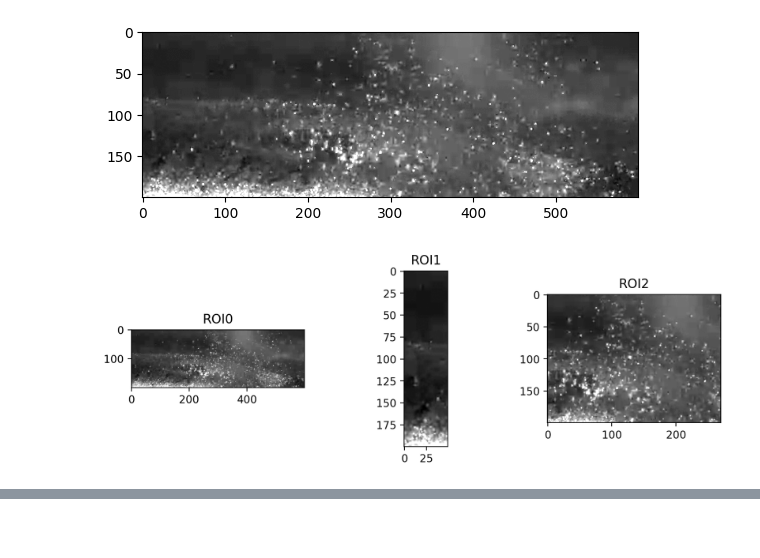
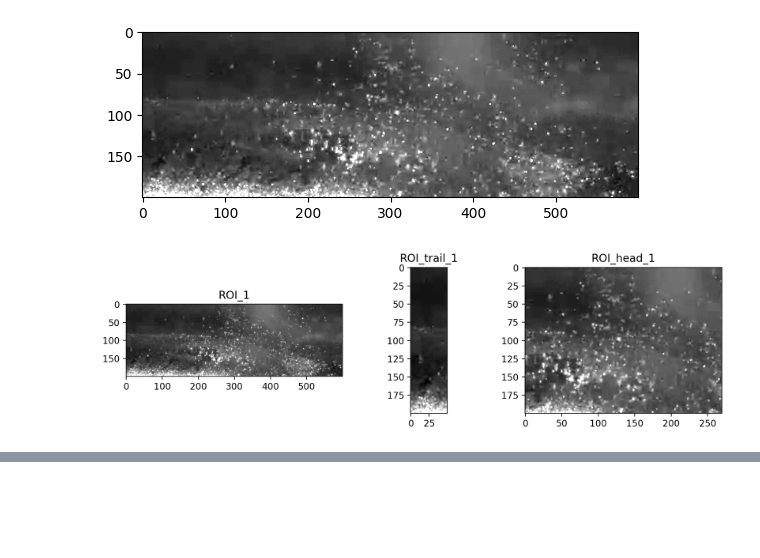
Before and after one commit to sidyea/FSCM_sid, a Jupyter notebook: How_High_Can_I_Get.ipynb, the cells around one changed output, grey strips where cells are left out. Saved outputs shown, nothing was run; the diff lists cells and outputs as text; code cells hidden in the pictures; blank space fills up the shorter version.

```diff
--- a/How_High_Can_I_Get.ipynb
+++ b/How_High_Can_I_Get.ipynb
@@ -50,14 +50,17 @@ plt.imshow(ROI_1, cmap='grey')
 # %%
 ROI_trail_1 = ROI_1[0:200, 0:50]
 ROI_head_1 = ROI_1[0:200, 180:450]
 
 ROI_plots = [ROI_1, ROI_trail_1, ROI_head_1]
+titles_plots = ['ROI_1', 'ROI_trail_1', 'ROI_head_1']
 
 # plot the three ROIs
 fig, axs = plt.subplots(1, 3, figsize=(10,3), dpi=200)
 for i, img in enumerate(ROI_plots):
-    axs[i].set_title('ROI'+ str(i))
+    axs[i].set_title(titles_plots[i])
     #axs[i].set_axis_off()
     axs[i].imshow(img, cmap='grey')
+
+fig.tight_layout()
 # %% [output]
-[figure, old version]
+[figure, new version]
```
Also changed, not shown: parts of 14 cells of this notebook.
